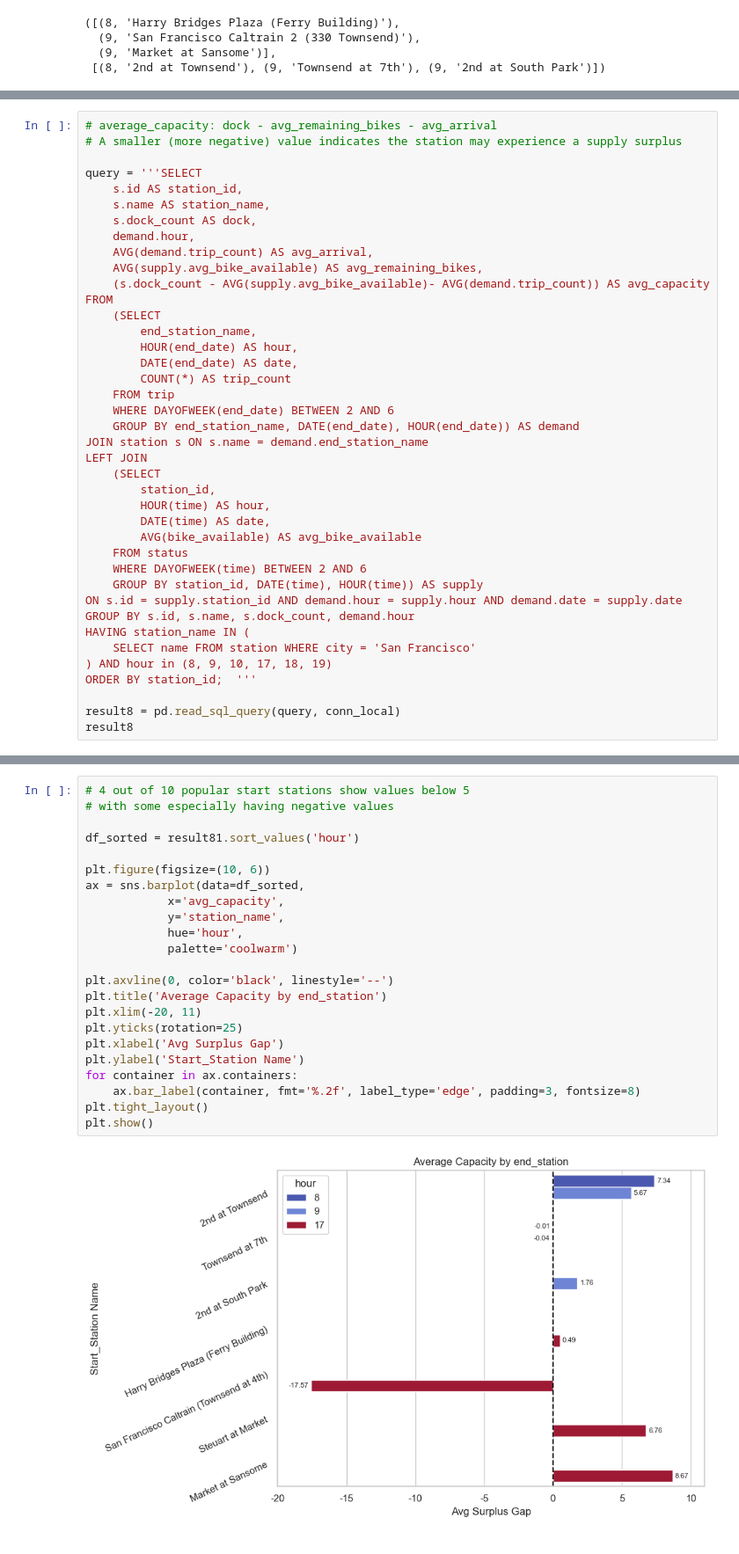
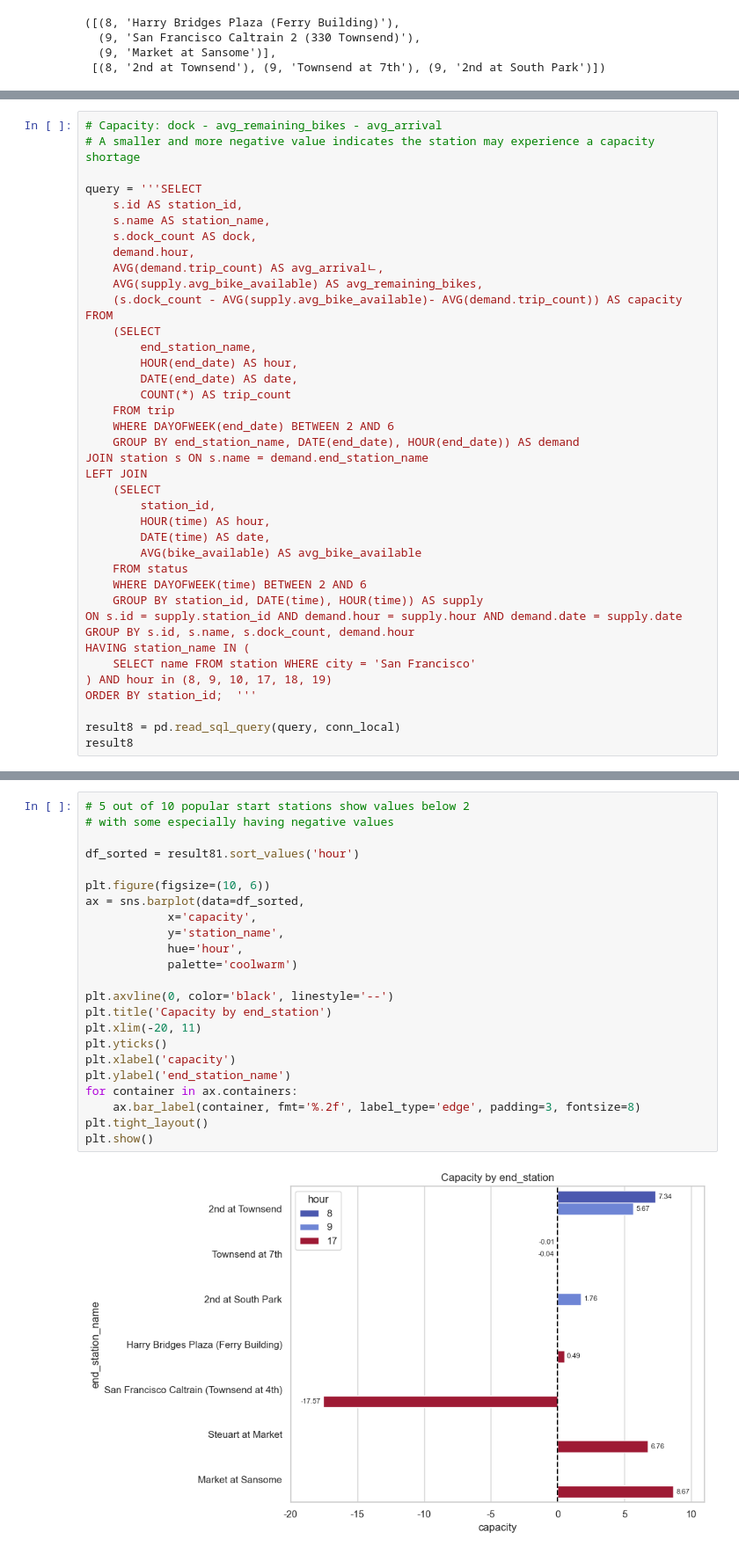
Before and after one commit to joanna-jaeeun/San-Francisco-bike-share-analysis, a Jupyter notebook: San Fransico Bike Share Analysis.ipynb, the cells around one changed output, grey strips where cells are left out. Shown at 88% size. Saved outputs shown, nothing was run; the diff lists cells and outputs as text.

```diff
--- a/San Fransico Bike Share Analysis.ipynb
+++ b/San Fransico Bike Share Analysis.ipynb
@@ -492,15 +500,15 @@ m
 # %%
-# average_capacity: dock - avg_remaining_bikes - avg_arrival
-# A smaller (more negative) value indicates the station may experience a supply surplus
+# Capacity: dock - avg_remaining_bikes - avg_arrival
+# A smaller and more negative value indicates the station may experience a capacity shortage
 
 query = '''SELECT
     s.id AS station_id,
     s.name AS station_name,
     s.dock_count AS dock,
     demand.hour,
-    AVG(demand.trip_count) AS avg_arrival,
+    AVG(demand.trip_count) AS avg_arrivalㄴ,
     AVG(supply.avg_bike_available) AS avg_remaining_bikes,
-    (s.dock_count - AVG(supply.avg_bike_available)- AVG(demand.trip_count)) AS avg_capacity
+    (s.dock_count - AVG(supply.avg_bike_available)- AVG(demand.trip_count)) AS capacity
 FROM
     (SELECT
         end_station_name,
@@ -558,27 +566,27 @@ result81
 | 183 | 74 | Steuart at Market | 23 | 17 | 8.7088 | 7.527273 | 6.763892 |
 | 201 | 77 | Market at Sansome | 27 | 17 | 5.6004 | 12.729293 | 8.670305 |
 # %%
-# 4 out of 10 popular start stations show values below 5
+# 5 out of 10 popular start stations show values below 2
 # with some especially having negative values
 
 df_sorted = result81.sort_values('hour')
 
 plt.figure(figsize=(10, 6))
 ax = sns.barplot(data=df_sorted,
-            x='avg_capacity',
+            x='capacity',
             y='station_name',
             hue='hour',
             palette='coolwarm')
 
 plt.axvline(0, color='black', linestyle='--')
-plt.title('Average Capacity by end_station')
+plt.title('Capacity by end_station')
 plt.xlim(-20, 11)
-plt.yticks(rotation=25)
-plt.xlabel('Avg Surplus Gap')
-plt.ylabel('Start_Station Name')
+plt.yticks()
+plt.xlabel('capacity')
+plt.ylabel('end_station_name')
 for container in ax.containers:
     ax.bar_label(container, fmt='%.2f', label_type='edge', padding=3, fontsize=8)
 plt.tight_layout()
 plt.show()
 # %% [output]
-[figure, old version]
+[figure, new version]
```
Also changed, not shown: parts of 19 cells of this notebook.
